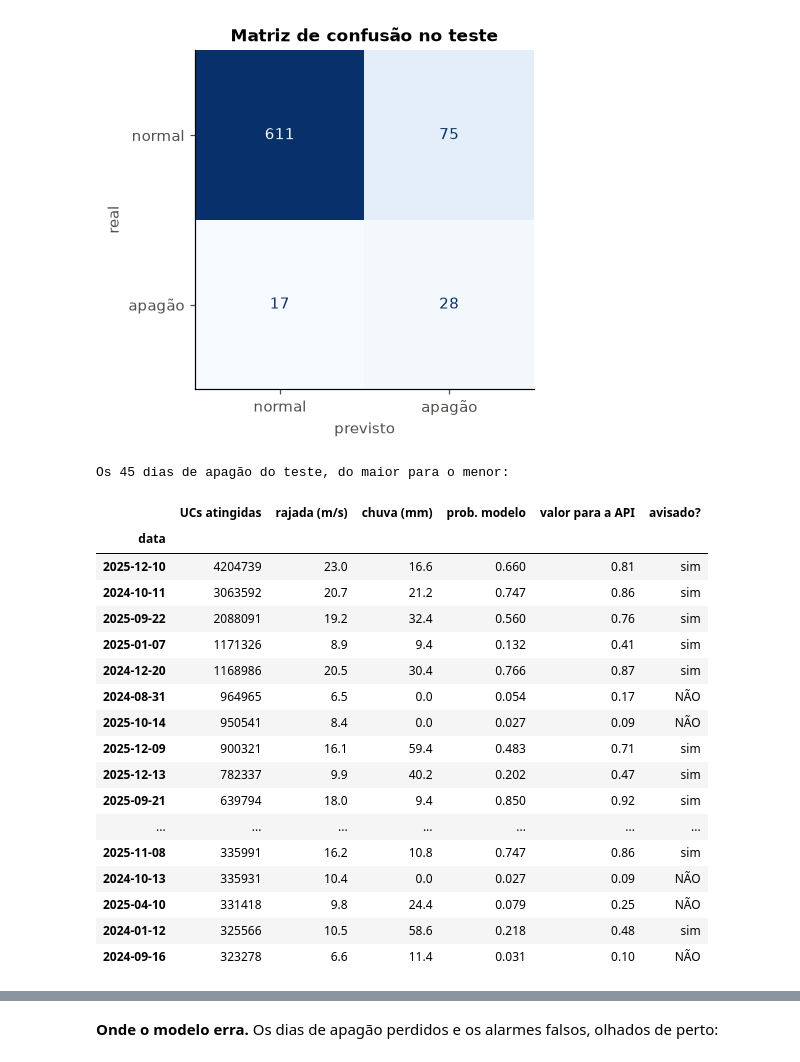
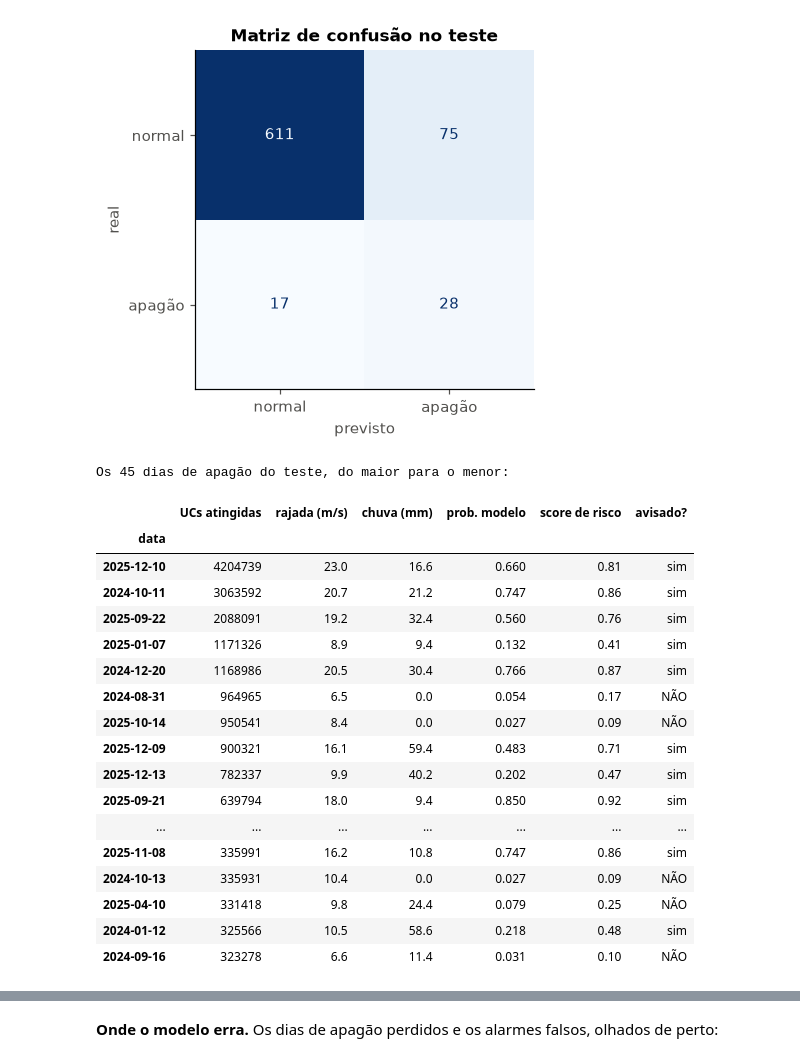
Before and after one commit to Caiorasuckkk/luzvital-ml, a Jupyter notebook: luzvital_ml.ipynb, the cells around one changed output, grey strips where cells are left out. Cells and saved outputs as stored; diff of their text form; code cells hidden in the pictures.

```diff
--- a/luzvital_ml.ipynb
+++ b/luzvital_ml.ipynb
@@ -708,17 +712,17 @@ Alarmes falsos: 75 em 731 dias (38 por ano) · alertas no total: 103 (52 por ano
 # %%
 tab = pd.DataFrame({
     "UCs atingidas": diario.loc[y_te.index[y_te == 1], "ucs_atingidas"],
     "rajada (m/s)": X_te.loc[y_te == 1, "rajada_max_ms"],
     "chuva (mm)": X_te.loc[y_te == 1, "chuva_mm"],
     "prob. modelo": p_te[y_te == 1].round(3),
-    "valor para a API": p_te[y_te == 1].map(lambda v: round(para_probabilidade_api(v, LIMIAR, LIMIAR_ALTO), 2)),
+    "score de risco": p_te[y_te == 1].map(lambda v: round(para_probabilidade_api(v, LIMIAR, LIMIAR_ALTO), 2)),
 })
 tab["avisado?"] = np.where(tab["prob. modelo"] >= LIMIAR, "sim", "NÃO")
 print(f"Os {len(tab)} dias de apagão do teste, do maior para o menor:")
 tab.sort_values("UCs atingidas", ascending=False)
 # %% [output]
 Os 45 dias de apagão do teste, do maior para o menor:
-|  | UCs atingidas | rajada (m/s) | chuva (mm) | prob. modelo | valor para a API | avisado? |
+|  | UCs atingidas | rajada (m/s) | chuva (mm) | prob. modelo | score de risco | avisado? |
 | data |  |  |  |  |  |  |
 | 2025-12-10 | 4204739 | 23.0 | 16.6 | 0.660 | 0.81 | sim |
 | 2024-10-11 | 3063592 | 20.7 | 21.2 | 0.747 | 0.86 | sim |
```
Also changed, not shown: parts of 6 cells of this notebook, 4 other files.
